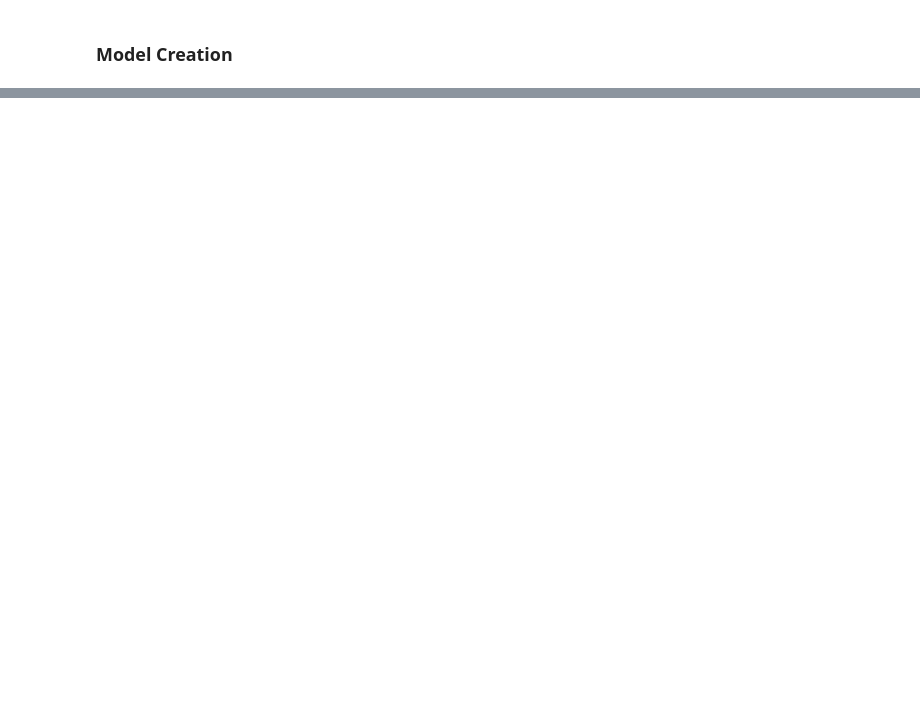
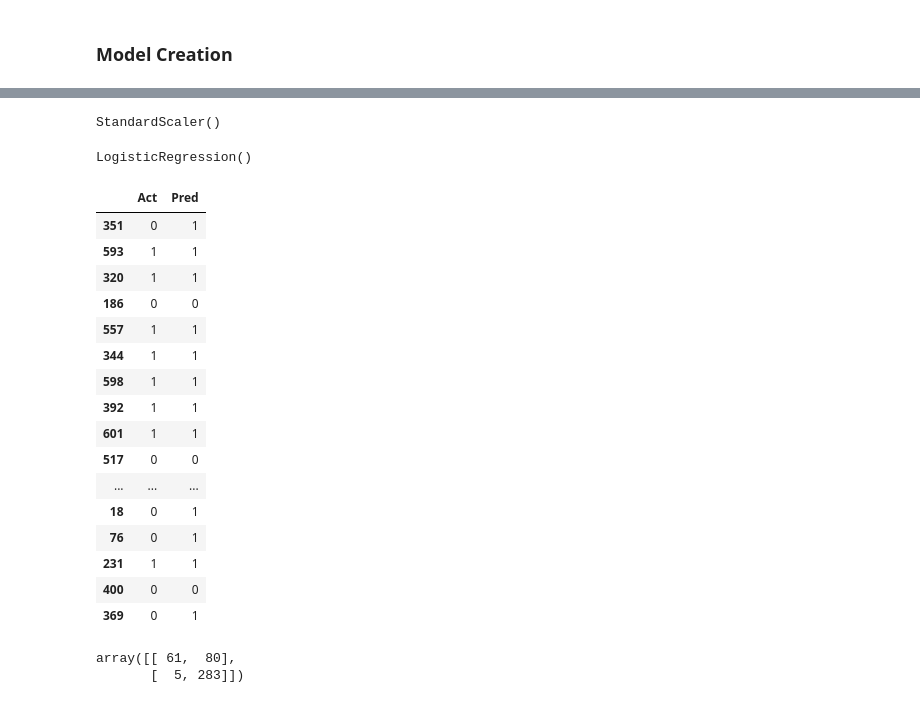
Before and after one commit to incognito-r/Hackathon, a Jupyter notebook: Predict Loan Eligibility/main.ipynb, the cells around one changed output, grey strips where cells are left out. Cells and saved outputs as stored; diff of their text form; code cells hidden in the pictures; blank space fills up the shorter version.

```diff
--- a/Predict Loan Eligibility/main.ipynb
+++ b/Predict Loan Eligibility/main.ipynb
@@ -497,0 +542,43 @@ df['source'] = source_col[1]
+# %%
+scaler = StandardScaler()
+scaler.fit(x_train)
+# %% [output]
+StandardScaler()
+# %%
+x_train1=pd.DataFrame(scaler.transform(x_train), columns=x_train.columns)
+x_test1=pd.DataFrame(scaler.transform(x_test), columns=x_test.columns)
+# %%
+model = LogisticRegression()
+model.fit(x_train1, y_train)
+# %% [output]
+LogisticRegression()
+# %%
+# Model Evaluation
+pred_train=model.predict(x_train1)
+pred_test=model.predict(x_test1)
+# %%
+pd.DataFrame({"Act":y_train,"Pred":pred_train}).head(20)
+# %% [output]
+|  | Act | Pred |
+| 351 | 0 | 1 |
+| 593 | 1 | 1 |
+| 320 | 1 | 1 |
+| 186 | 0 | 0 |
+| 557 | 1 | 1 |
+| 344 | 1 | 1 |
+| 598 | 1 | 1 |
+| 392 | 1 | 1 |
+| 601 | 1 | 1 |
+| 517 | 0 | 0 |
+| ... | ... | ... |
+| 18 | 0 | 1 |
+| 76 | 0 | 1 |
+| 231 | 1 | 1 |
+| 400 | 0 | 0 |
+| 369 | 0 | 1 |
+# %%
+# Confusion Matrix
+metrics.confusion_matrix(y_train, pred_train)
+# %% [output]
+array([[ 61,  80],
+       [  5, 283]])
```
Also changed, not shown: parts of 15 cells of this notebook, 1 other file.
